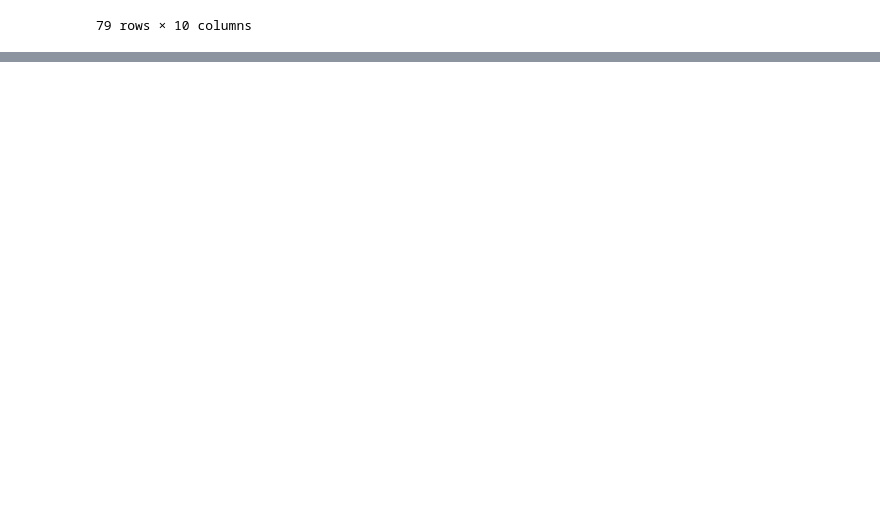
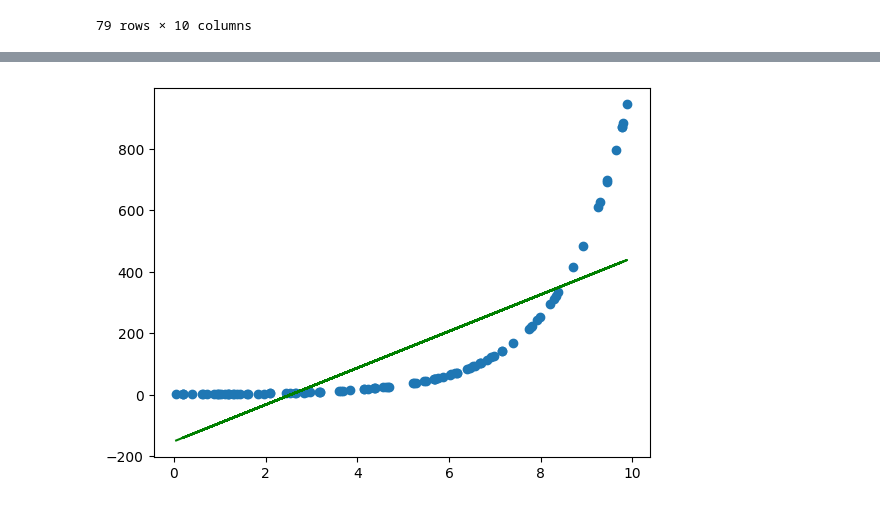
Before and after one commit to MouloudB-24/MP-PRO, a Jupyter notebook: entrainement.ipynb, the cells around one changed output, grey strips where cells are left out. Drawn from its saved outputs; the diff is of its cells as text; code cells hidden in the pictures; blank space fills up the shorter version.

```diff
--- a/entrainement.ipynb
+++ b/entrainement.ipynb
@@ -2030,0 +2036,8 @@ pd.DataFrame(pipeline.fit_transform(X_test, y_test), columns=top_10_features)
+# %%
+np.random.seed(0)
+x = np.random.rand(100, 1) * 10
+y = np.exp2(x)
+
+plt.scatter(x, y)
+plt.axhline(np.mean(y), c='red')
+plt.show()
@@ -2030,0 +2046,10 @@ pd.DataFrame(pipeline.fit_transform(X_test, y_test), columns=top_10_features)
+# %%
+model = LinearRegression()
+model.fit(x, y)
+y_pred = model.predict(x)
+
+plt.scatter(x, y)
+plt.plot(x, y_pred, c='green')
+plt.show()
+# %% [output]
+[figure, added]
```
Also changed, not shown: parts of 9 cells of this notebook, 6 other files.
